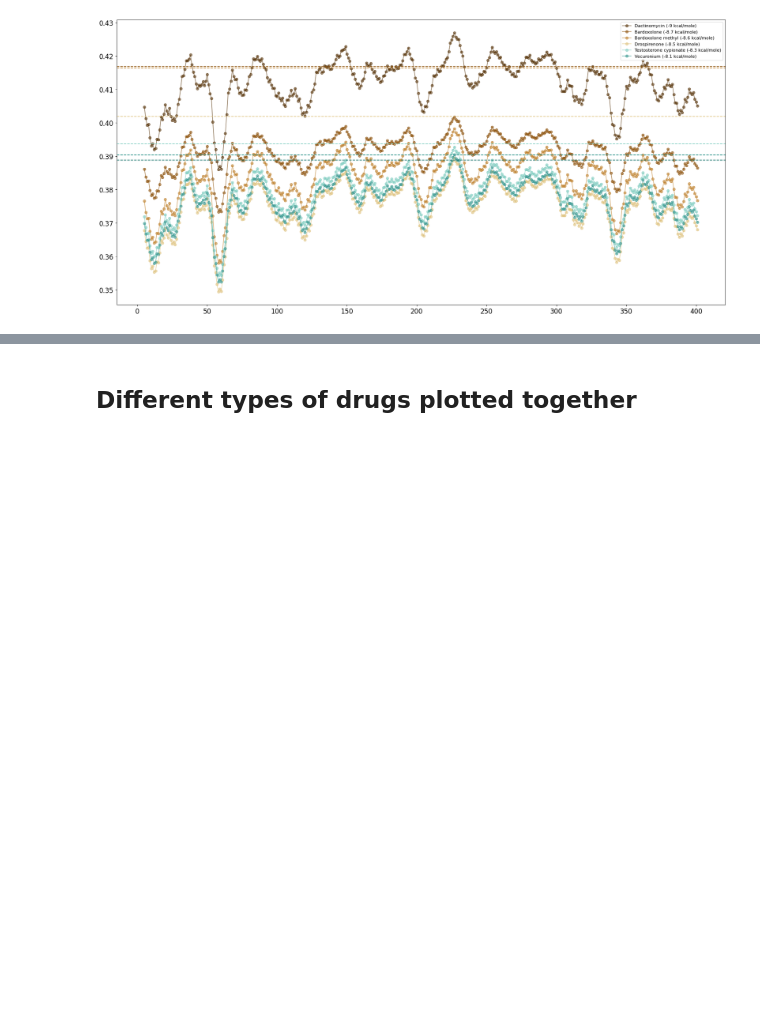
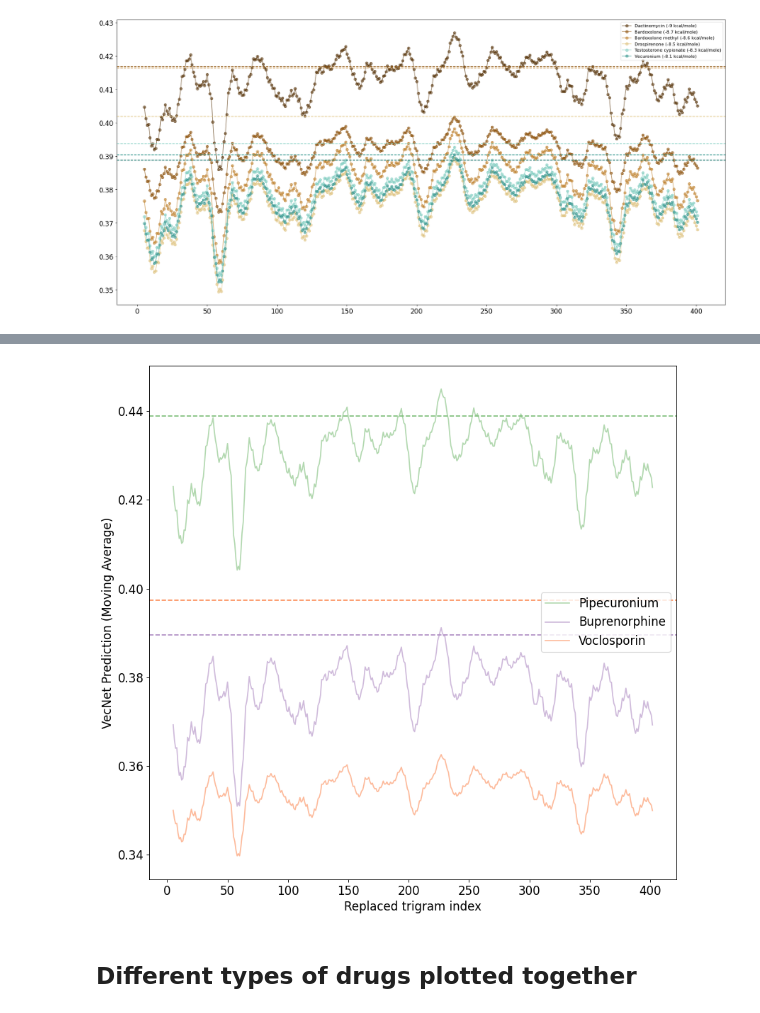
Before and after one commit to Barabasi-Lab/AI-Bind, a Jupyter notebook: Identifying-active-binding-sites/VecNet-Protein-Trigrams-Study-GitHub.ipynb, the cells around one changed output, grey strips where cells are left out. Drawn from its saved outputs; the diff is of its cells as text; code cells hidden in the pictures; blank space fills up the shorter version.

Commit message:
Updating trigram analysis notebook

```diff
--- a/Identifying-active-binding-sites/VecNet-Protein-Trigrams-Study-GitHub.ipynb
+++ b/Identifying-active-binding-sites/VecNet-Protein-Trigrams-Study-GitHub.ipynb
@@ -1006,0 +1030,2 @@ plt.show()
+# %%
+name_list = ['Pipecuronium','Buprenorphine','Voclosporin']
@@ -1006,0 +1062,11 @@ plt.show()
+# %%
+sample_df_5fold_average_different_binders = vecnet_object.get_fold_averaged_prediction_results( model_name = None,
+                                                                                     version_number = None,
+                                                                                     model_paths = [],
+                                                                                     optimal_validation_model = None,
+                                                                                     test_sets = different_binders_prediction_list,
+                                                                                     get_drug_embed = True,
+                                                                                     get_target_embed = True,
+                                                                                     drug_filter_list = [],
+                                                                                     target_filter_list = [],
+                                                                                     return_dataframes = True )
@@ -1006,0 +1128,5 @@ plt.show()
+# %%
+different_binders_prediction_list = []
+
+for j in range(len(sample_df_5fold_average_different_binders)):
+    different_binders_prediction_list.append(sample_df_5fold_average_different_binders[j]['Averaged Predictions'].tolist())
@@ -1007,3 +1135,23 @@ plt.show()
+# %%
+figure(figsize=(12, 12), dpi=80)
+for j in range(3): #len(different_binders_prediction_list)):
+    prediction_list = different_binders_prediction_list[j]
+    plt.plot(range(len(prediction_list)),moving_avg(prediction_list, window_size=10), color = colors_list[j], alpha=0.6, label=name_list[j])
+
+j = 0
+for ligand_inchikey in tqdm(different_ligands):
+    sub_df = top_df_TRIM59[top_df_TRIM59['InChiKey'] == ligand_inchikey]
+    plt.axhline(y=sub_df['Averaged Predictions'].tolist()[0], color = colors_list[j], linestyle='--')
+    j = j + 1
+
+plt.xticks(rotation = 0,fontsize=15)
+plt.yticks(rotation = 0,fontsize=15)
+plt.xlabel('Replaced trigram index',fontsize=15)
+plt.ylabel('VecNet Prediction (Moving Average)',fontsize=15)
+plt.legend(fontsize=15)
+plt.show()
+# %% [output]
+[figure, added]
 # %% [markdown]
 ## Different types of drugs plotted together
 # %%
```
Also changed, not shown: parts of 27 cells of this notebook.
